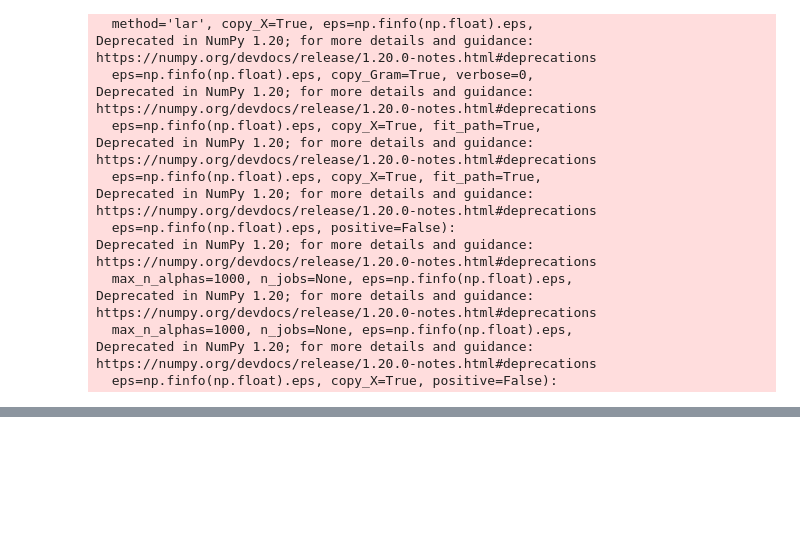
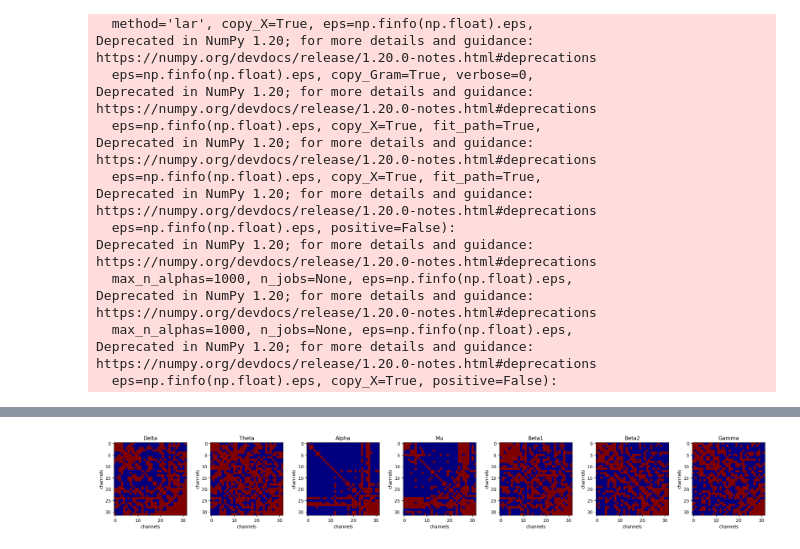
Before and after one commit to zhibinz2/1overf, a Jupyter notebook: Pcorr_7bands/step1_.ipynb, the cells around one changed output, grey strips where cells are left out. Saved outputs shown, nothing was run; the diff lists cells and outputs as text; code cells hidden in the pictures; blank space fills up the shorter version.

```diff
--- a/Pcorr_7bands/step1_.ipynb
+++ b/Pcorr_7bands/step1_.ipynb
@@ -157,5 +139,5 @@ Deprecated in NumPy 1.20; for more details and guidance: https://numpy.org/devdo
 # %%
-fig, ax = plt.subplots(7,1,figsize=(3, 3*7))
+fig, ax = plt.subplots(1,7,figsize=(3*7, 3))
 for freq in range(7):
     plt.sca(ax[freq])
     plt.imshow(parcor[freq].astype(bool), cmap='jet')
@@ -173,3 +153,17 @@ outdict['band_labels'] = bandlabels
 outdict['channels'] = channels
 outdict['channel_labels'] = chan_labels
 savemat('eeg_7band_pacorr',outdict,store_python_metadata = True)
+# %%
+# load pcorr_subj from the 7 band model
+outdict = loadmat('eeg_7band_pacorr.mat')
+eeg_7band_pacorr = outdict['eeg_7band_pacorr']
+# %%
+fig, ax = plt.subplots(1,7,figsize=(3*9, 3))
+for freq in range(7):
+    plt.sca(ax[freq])
+    plt.imshow(eeg_7band_pacorr[freq].astype(bool), cmap='jet')
+    plt.title(bandlabels[freq])
+    plt.xlabel('channels')
+    plt.ylabel('channels')
+# %% [output]
+[figure, added]
```
Also changed, not shown: parts of 2 cells of this notebook, 6 other files.
